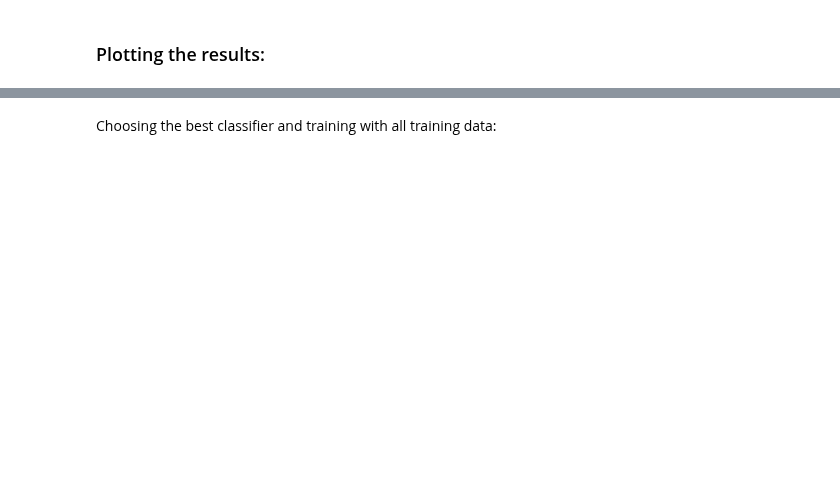
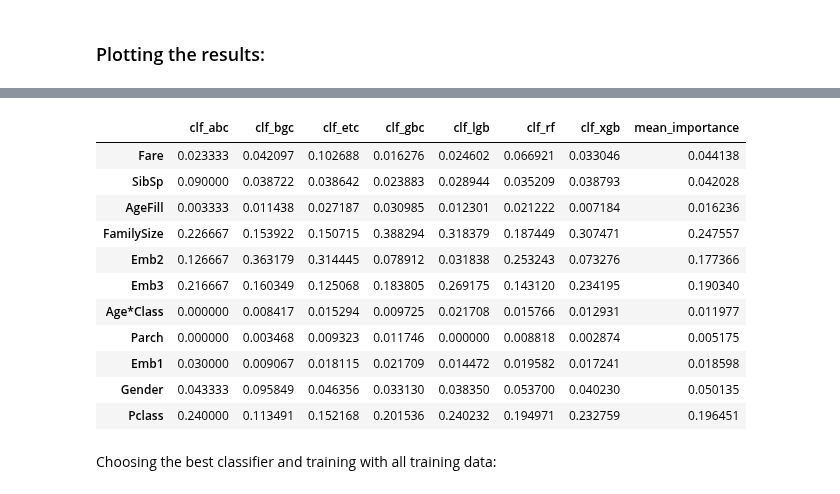
Before and after one commit to rsouza/FGV_Intro_DS, a Jupyter notebook: notebooks/10-ML_Kaggle_Titanic.ipynb, the cells around one changed output, grey strips where cells are left out. Cells and saved outputs as stored; diff of their text form; code cells hidden in the pictures; blank space fills up the shorter version.

```diff
--- a/notebooks/10-ML_Kaggle_Titanic.ipynb
+++ b/notebooks/10-ML_Kaggle_Titanic.ipynb
@@ -1804,14 +1973,29 @@ plt.show()
 # %%
 features = list(set(df_train2.columns) - set(['PassengerId', 'Survived']))
 df_fi = pd.DataFrame({'clf_rf':clf_rf.feature_importances_,
                       'clf_xgb':clf_xgb.feature_importances_,
                       'clf_etc':clf_etc.feature_importances_,
                       'clf_abc':clf_abc.feature_importances_,
                       'clf_bgc':clf_bgc.estimators_[0].feature_importances_,
-                      'clf_gbc':clf_gbc.feature_importances_,},
+                      'clf_gbc':clf_gbc.feature_importances_,
+                      'clf_lgb':clf_lgb.feature_importances_ / sum(clf_lgb.feature_importances_),
+                     },
                       index=features)
 df_fi['mean_importance'] = df_fi.mean(axis=1)
 df_fi
+# %% [output]
+|  | clf_abc | clf_bgc | clf_etc | clf_gbc | clf_lgb | clf_rf | clf_xgb | mean_importance |
+| Fare | 0.023333 | 0.042097 | 0.102688 | 0.016276 | 0.024602 | 0.066921 | 0.033046 | 0.044138 |
+| SibSp | 0.090000 | 0.038722 | 0.038642 | 0.023883 | 0.028944 | 0.035209 | 0.038793 | 0.042028 |
+| AgeFill | 0.003333 | 0.011438 | 0.027187 | 0.030985 | 0.012301 | 0.021222 | 0.007184 | 0.016236 |
+| FamilySize | 0.226667 | 0.153922 | 0.150715 | 0.388294 | 0.318379 | 0.187449 | 0.307471 | 0.247557 |
+| Emb2 | 0.126667 | 0.363179 | 0.314445 | 0.078912 | 0.031838 | 0.253243 | 0.073276 | 0.177366 |
+| Emb3 | 0.216667 | 0.160349 | 0.125068 | 0.183805 | 0.269175 | 0.143120 | 0.234195 | 0.190340 |
+| Age*Class | 0.000000 | 0.008417 | 0.015294 | 0.009725 | 0.021708 | 0.015766 | 0.012931 | 0.011977 |
+| Parch | 0.000000 | 0.003468 | 0.009323 | 0.011746 | 0.000000 | 0.008818 | 0.002874 | 0.005175 |
+| Emb1 | 0.030000 | 0.009067 | 0.018115 | 0.021709 | 0.014472 | 0.019582 | 0.017241 | 0.018598 |
+| Gender | 0.043333 | 0.095849 | 0.046356 | 0.033130 | 0.038350 | 0.053700 | 0.040230 | 0.050135 |
+| Pclass | 0.240000 | 0.113491 | 0.152168 | 0.201536 | 0.240232 | 0.194971 | 0.232759 | 0.196451 |
 # %% [markdown]
 Choosing the best classifier and training with all training data:
 # %%
```
Also changed, not shown: parts of 22 cells of this notebook.
